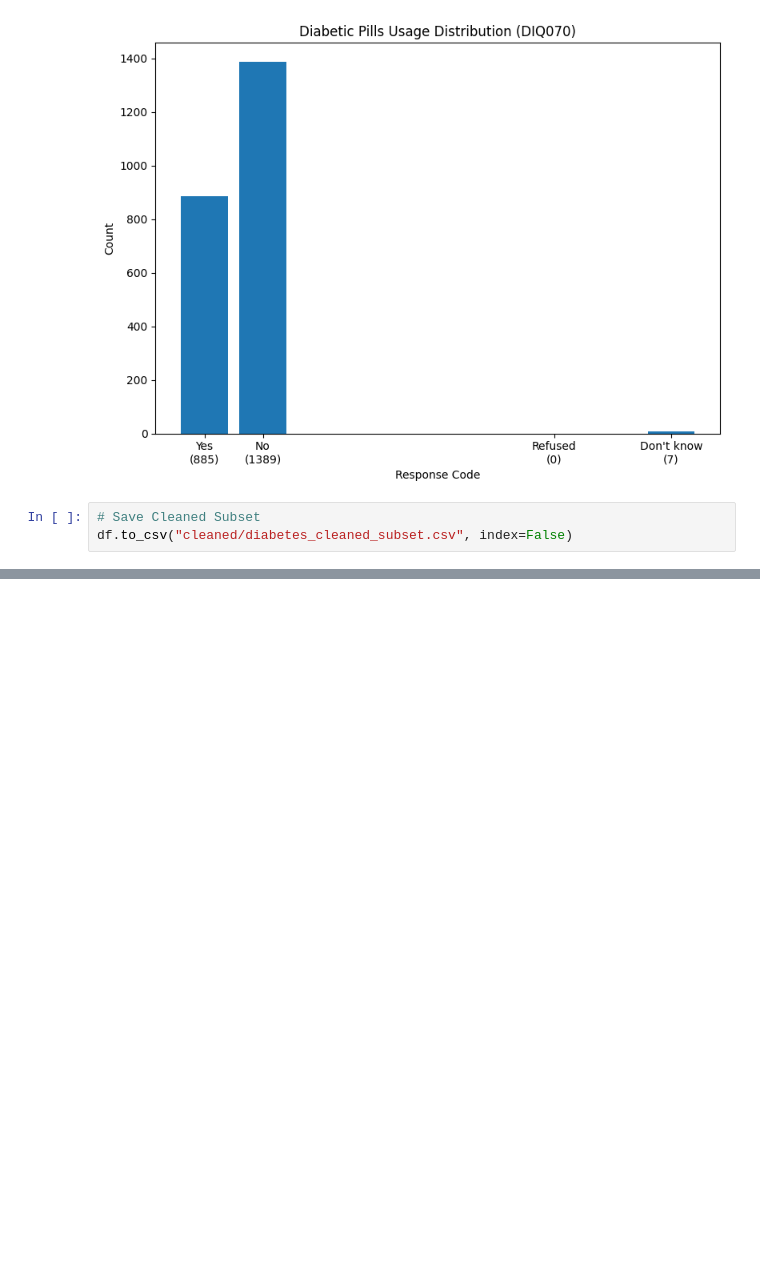
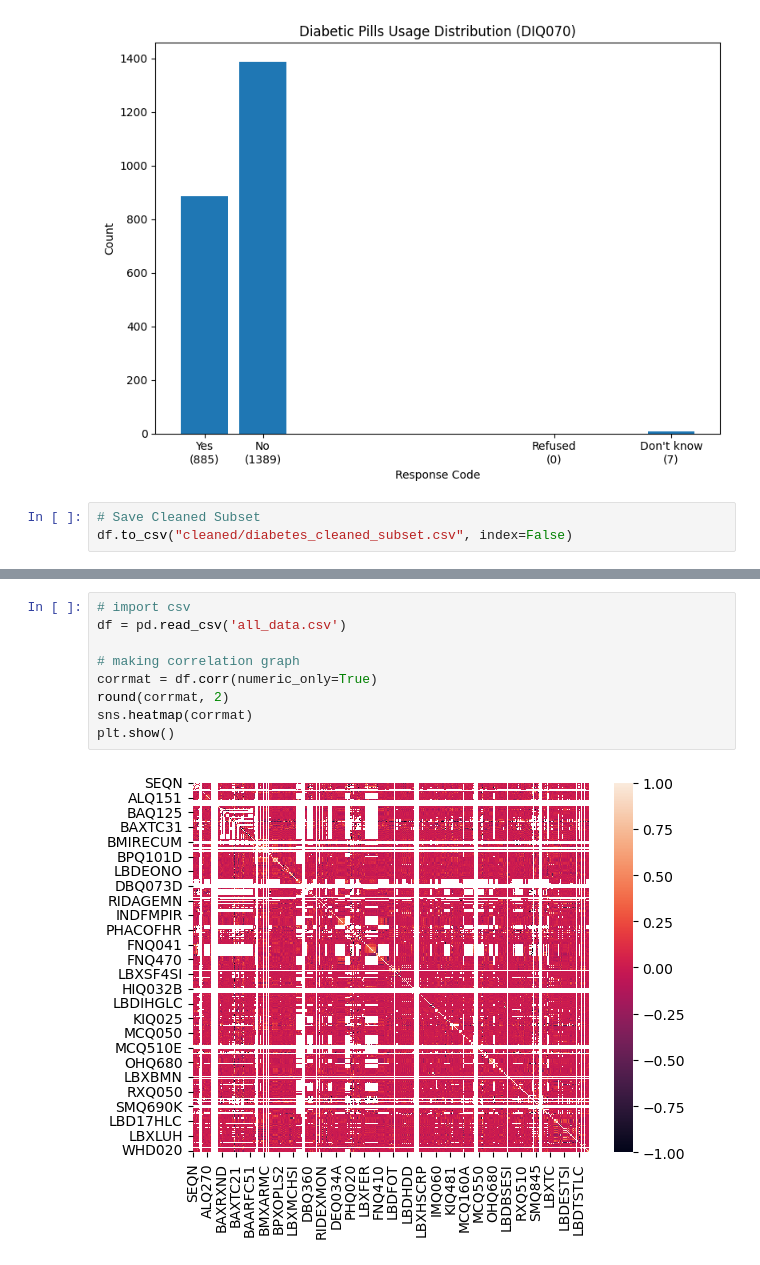
Before and after one commit to PiSaucer/CS426-Project, a Jupyter notebook: diabetes.ipynb, the cells around one changed output, grey strips where cells are left out. Drawn from its saved outputs; the diff is of its cells as text; blank space fills up the shorter version.

Commit message:
downloaded all datasets and started looking at correlations

```diff
--- a/diabetes.ipynb
+++ b/diabetes.ipynb
@@ -221,0 +264,11 @@ df.to_csv("cleaned/diabetes_cleaned_subset.csv", index=False)
+# %%
+# import csv
+df = pd.read_csv('all_data.csv')
+
+# making correlation graph
+corrmat = df.corr(numeric_only=True)
+round(corrmat, 2)
+sns.heatmap(corrmat)
+plt.show()
+# %% [output]
+[figure, added]
```
Also changed, not shown: parts of 5 cells of this notebook, 59 other files.
